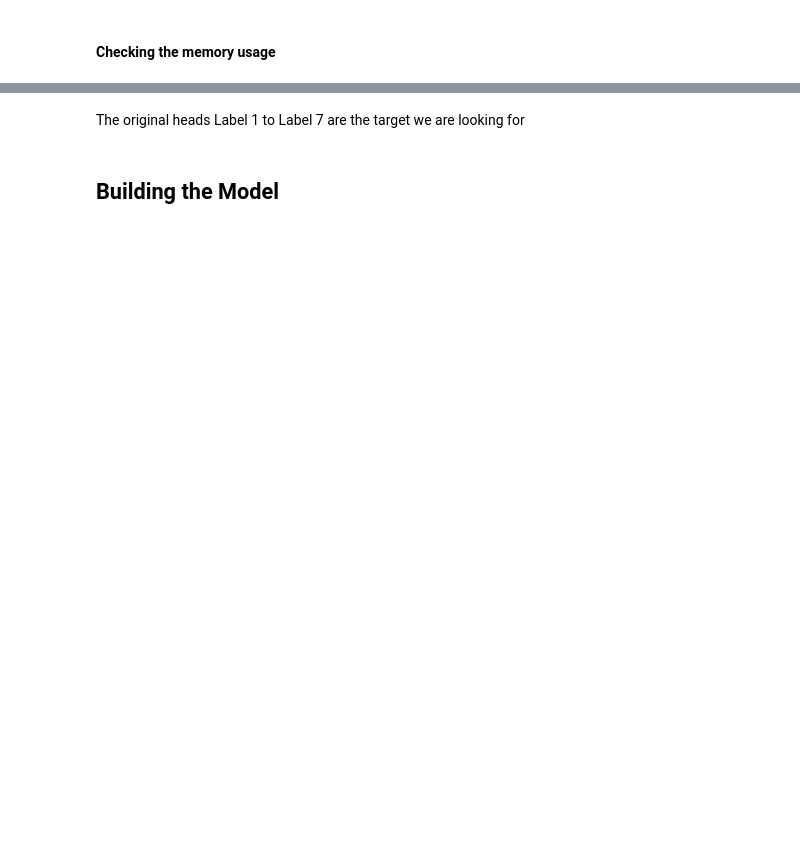
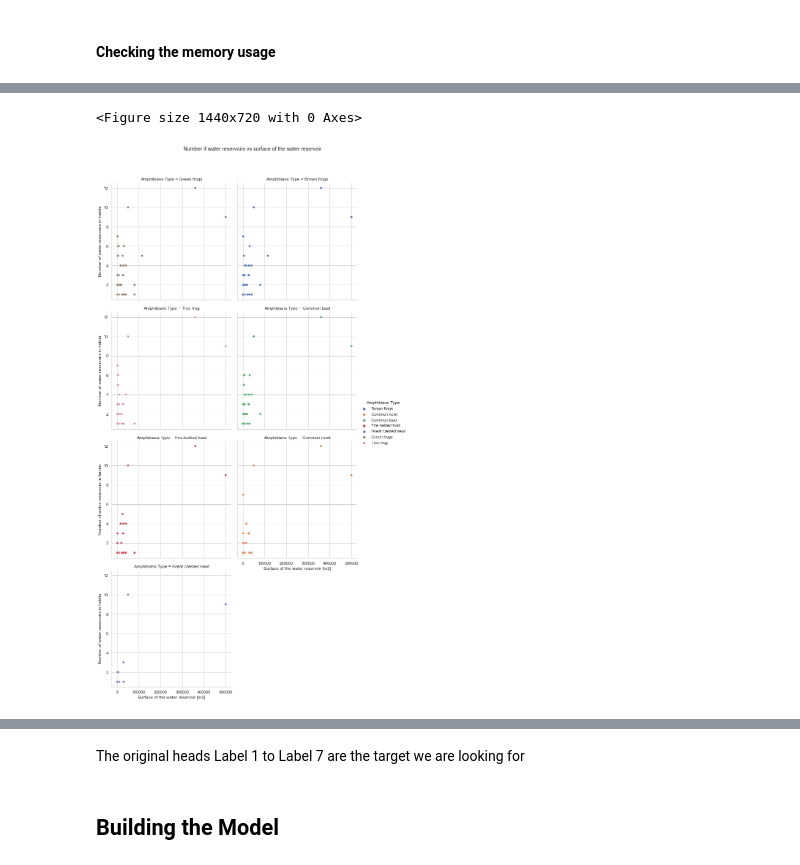
Before and after one commit to Renata-Thomazelli/amphibians, a Jupyter notebook: amphibians-Copy1.ipynb, the cells around one changed output, grey strips where cells are left out. Drawn from its saved outputs; the diff is of its cells as text; code cells hidden in the pictures; blank space fills up the shorter version.

Commit message:
fixing relplots

```diff
--- a/amphibians-Copy1.ipynb
+++ b/amphibians-Copy1.ipynb
@@ -1505,14 +1764,19 @@ stacking_df_tranf_heads1.shape
 # %%
 # plot
 plt.figure(figsize=(20,10))
 sns.set_theme(context='notebook', style='whitegrid', palette='deep', font='sans-serif',font_scale=1)
-sns.relplot(x='Surface of the water reservoir [m2]',y = 'Number of water reservoirs in habita', hue="Amphibians Type", data=stacking_df_tranf_heads1[['Surface of the water reservoir [m2]','Number of water reservoirs in habita',"Amphibians Type"]])
-sns.kdeplot(stacking_df_tranf_heads1['Surface of the water reservoir [m2]'], stacking_df_tranf_heads1['Number of water reservoirs in habita'])
+reserviors = sns.relplot(x='Surface of the water reservoir [m2]',y = 'Number of water reservoirs in habita', hue="Amphibians Type", data=stacking_df_tranf_heads1[['Surface of the water reservoir [m2]','Number of water reservoirs in habita',"Amphibians Type"]],col= "Amphibians Type",col_order=order,col_wrap=2)
+reserviors.fig.suptitle('Number if water reservoirs vs surface of the water reservoir',y=1.05,fontdict = {'fontsize':18,'fontweight':'heavy','fontstretch':'expanded'})
+#sns.kdeplot(stacking_df_tranf_heads1['Surface of the water reservoir [m2]'], stacking_df_tranf_heads1['Number of water reservoirs in habita'])
 #plt.Axes.set_xlabel(fontdict = {'fontsize':15})
-plt.title('Density vs Scatter',fontdict = {'fontsize':14});
+#plt.title('Density vs Scatter',fontdict = {'fontsize':14});
+
 
 plt.savefig("charts/Density vs Scatter.png",transparent = False,facecolor ="w",bbox_inches ="tight",pad_inches = 1,edgecolor ='w',orientation ='landscape',dpi=300)
 plt.show()
+# %% [output]
+<Figure size 1440x720 with 0 Axes>
+[figure, added]
 # %%
 plt.figure(figsize=(15,8))
 
```
Also changed, not shown: parts of 58 cells of this notebook, 7 other files.
